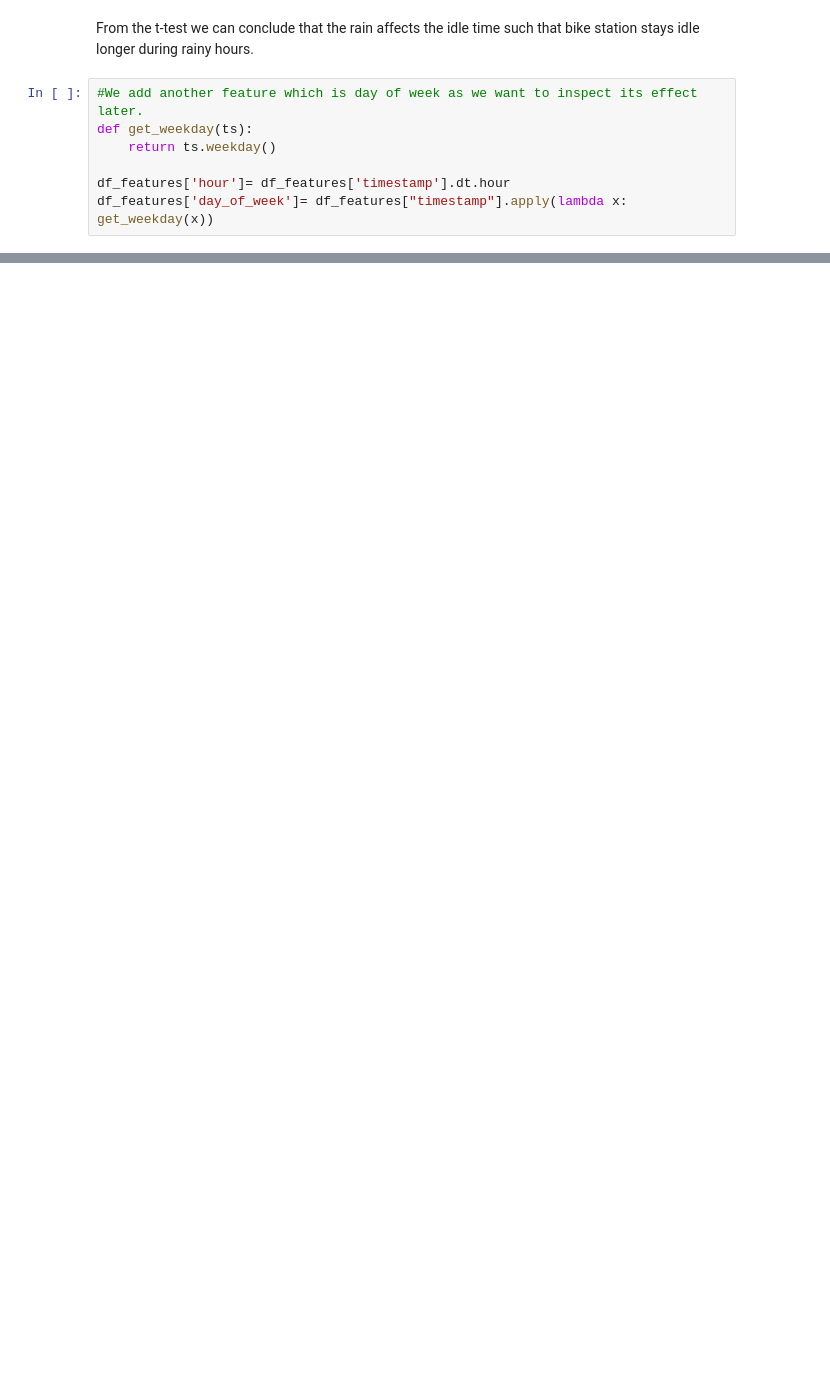
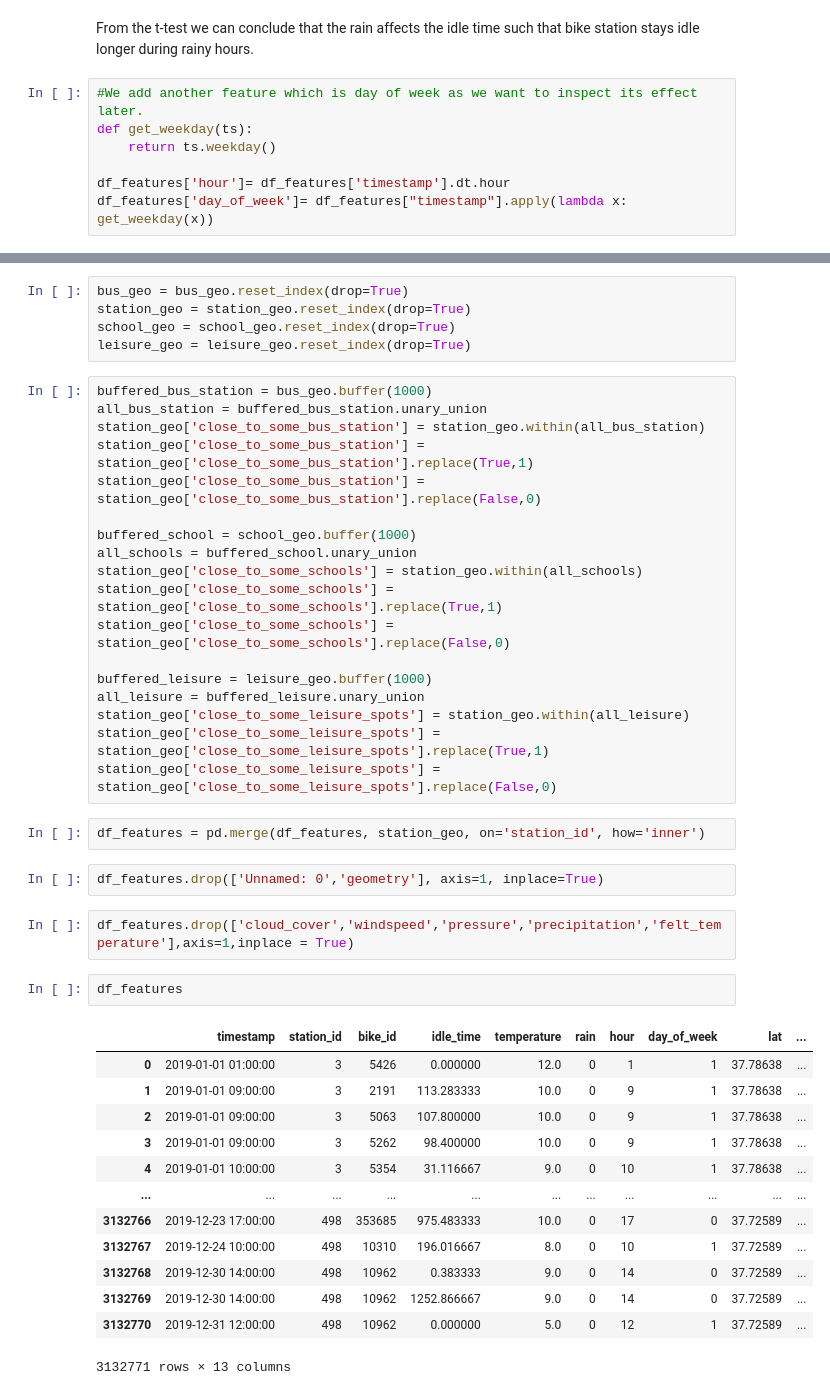
Before and after one commit to Ppkhanh/The-Learning-Machines, a Jupyter notebook: FeaturesEngineering.ipynb, the cells around one changed output, grey strips where cells are left out. Cells and saved outputs as stored; diff of their text form; blank space fills up the shorter version.

```diff
--- a/FeaturesEngineering.ipynb
+++ b/FeaturesEngineering.ipynb
@@ -313,0 +376,45 @@ df_features.drop('Unnamed: 0', axis = 1)
+# %%
+bus_geo = bus_geo.reset_index(drop=True)
+station_geo = station_geo.reset_index(drop=True)
+school_geo = school_geo.reset_index(drop=True)
+leisure_geo = leisure_geo.reset_index(drop=True)
+# %%
+buffered_bus_station = bus_geo.buffer(1000)
+all_bus_station = buffered_bus_station.unary_union
+station_geo['close_to_some_bus_station'] = station_geo.within(all_bus_station)
+station_geo['close_to_some_bus_station'] = station_geo['close_to_some_bus_station'].replace(True,1)
+station_geo['close_to_some_bus_station'] = station_geo['close_to_some_bus_station'].replace(False,0)
+
+buffered_school = school_geo.buffer(1000)
+all_schools = buffered_school.unary_union
+station_geo['close_to_some_schools'] = station_geo.within(all_schools)
+station_geo['close_to_some_schools'] = station_geo['close_to_some_schools'].replace(True,1)
+station_geo['close_to_some_schools'] = station_geo['close_to_some_schools'].replace(False,0)
+
+buffered_leisure = leisure_geo.buffer(1000)
+all_leisure = buffered_leisure.unary_union
+station_geo['close_to_some_leisure_spots'] = station_geo.within(all_leisure)
+station_geo['close_to_some_leisure_spots'] = station_geo['close_to_some_leisure_spots'].replace(True,1)
+station_geo['close_to_some_leisure_spots'] = station_geo['close_to_some_leisure_spots'].replace(False,0)
+# %%
+df_features = pd.merge(df_features, station_geo, on='station_id', how='inner')
+# %%
+df_features.drop(['Unnamed: 0','geometry'], axis=1, inplace=True)
+# %%
+df_features.drop(['cloud_cover','windspeed','pressure','precipitation','felt_temperature'],axis=1,inplace = True)
+# %%
+df_features
+# %% [output]
+|  | timestamp | station_id | bike_id | idle_time | temperature | rain | hour | day_of_week | lat | ... |
+| 0 | 2019-01-01 01:00:00 | 3 | 5426 | 0.000000 | 12.0 | 0 | 1 | 1 | 37.78638 | ... |
+| 1 | 2019-01-01 09:00:00 | 3 | 2191 | 113.283333 | 10.0 | 0 | 9 | 1 | 37.78638 | ... |
+| 2 | 2019-01-01 09:00:00 | 3 | 5063 | 107.800000 | 10.0 | 0 | 9 | 1 | 37.78638 | ... |
+| 3 | 2019-01-01 09:00:00 | 3 | 5262 | 98.400000 | 10.0 | 0 | 9 | 1 | 37.78638 | ... |
+| 4 | 2019-01-01 10:00:00 | 3 | 5354 | 31.116667 | 9.0 | 0 | 10 | 1 | 37.78638 | ... |
+| ... | ... | ... | ... | ... | ... | ... | ... | ... | ... | ... |
+| 3132766 | 2019-12-23 17:00:00 | 498 | 353685 | 975.483333 | 10.0 | 0 | 17 | 0 | 37.72589 | ... |
+| 3132767 | 2019-12-24 10:00:00 | 498 | 10310 | 196.016667 | 8.0 | 0 | 10 | 1 | 37.72589 | ... |
+| 3132768 | 2019-12-30 14:00:00 | 498 | 10962 | 0.383333 | 9.0 | 0 | 14 | 0 | 37.72589 | ... |
+| 3132769 | 2019-12-30 14:00:00 | 498 | 10962 | 1252.866667 | 9.0 | 0 | 14 | 0 | 37.72589 | ... |
+| 3132770 | 2019-12-31 12:00:00 | 498 | 10962 | 0.000000 | 5.0 | 0 | 12 | 1 | 37.72589 | ... |
+3132771 rows × 13 columns
```
Also changed, not shown: parts of 26 cells of this notebook, 1 other file.
